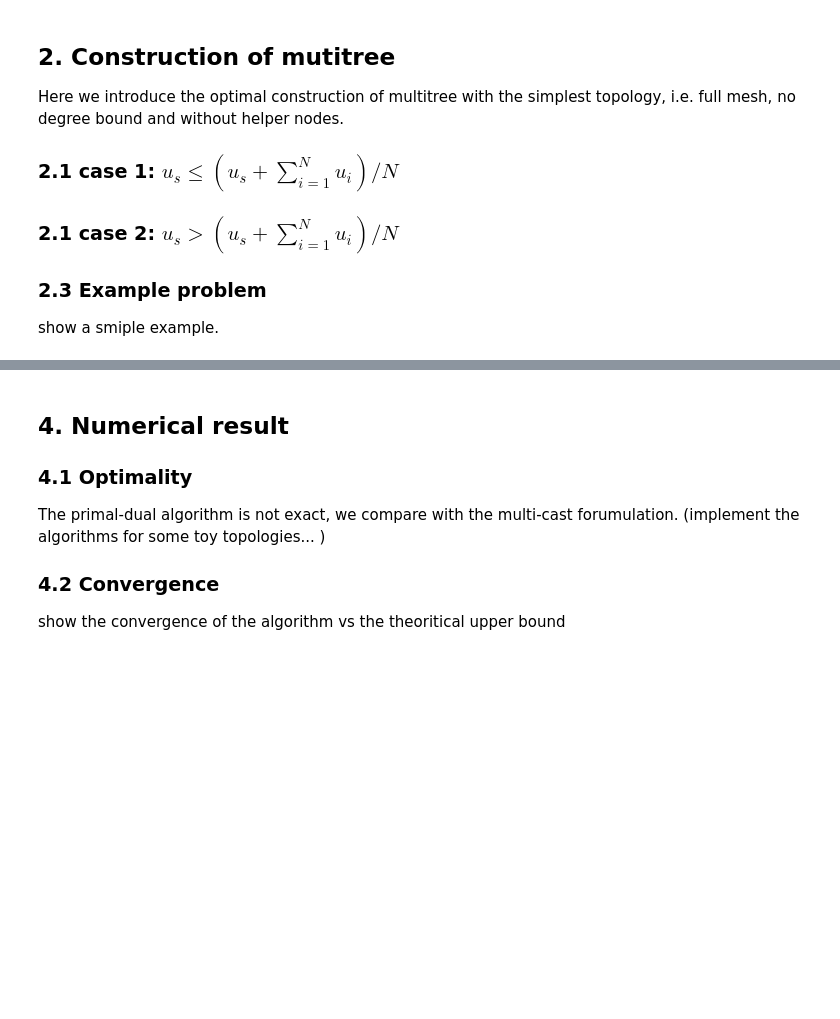
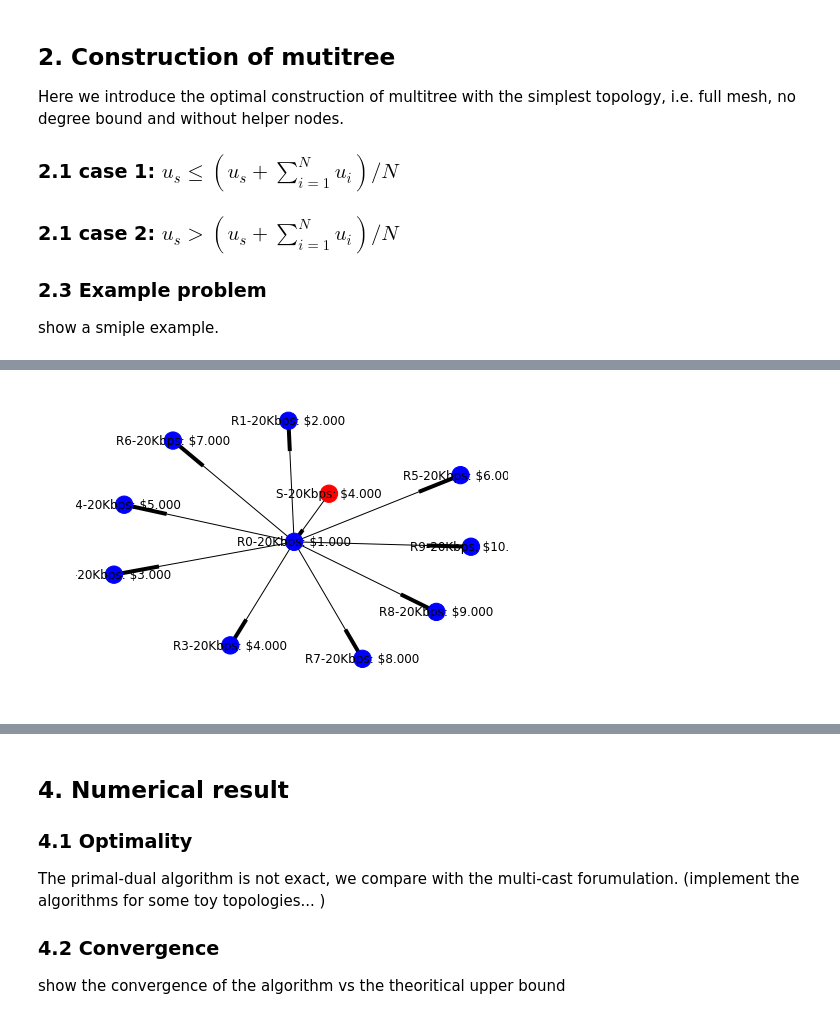
Before and after one commit to TakuKaneda/P2P-project, a Jupyter notebook: P2P-ver2.ipynb, the cells around one changed output, grey strips where cells are left out. Drawn from its saved outputs; the diff is of its cells as text; code cells hidden in the pictures; blank space fills up the shorter version.

```diff
--- a/P2P-ver2.ipynb
+++ b/P2P-ver2.ipynb
@@ -59,0 +121,7 @@ Show the mathematical formulation
+# %%
+# find the SPT
+t, price = smallest_price_tree1(graph_1)
+plot_tree(t) # plot
+# will be 2- hop tree
+# %% [output]
+[figure, added]
```
Also changed, not shown: parts of 19 cells of this notebook, 21 other files.
